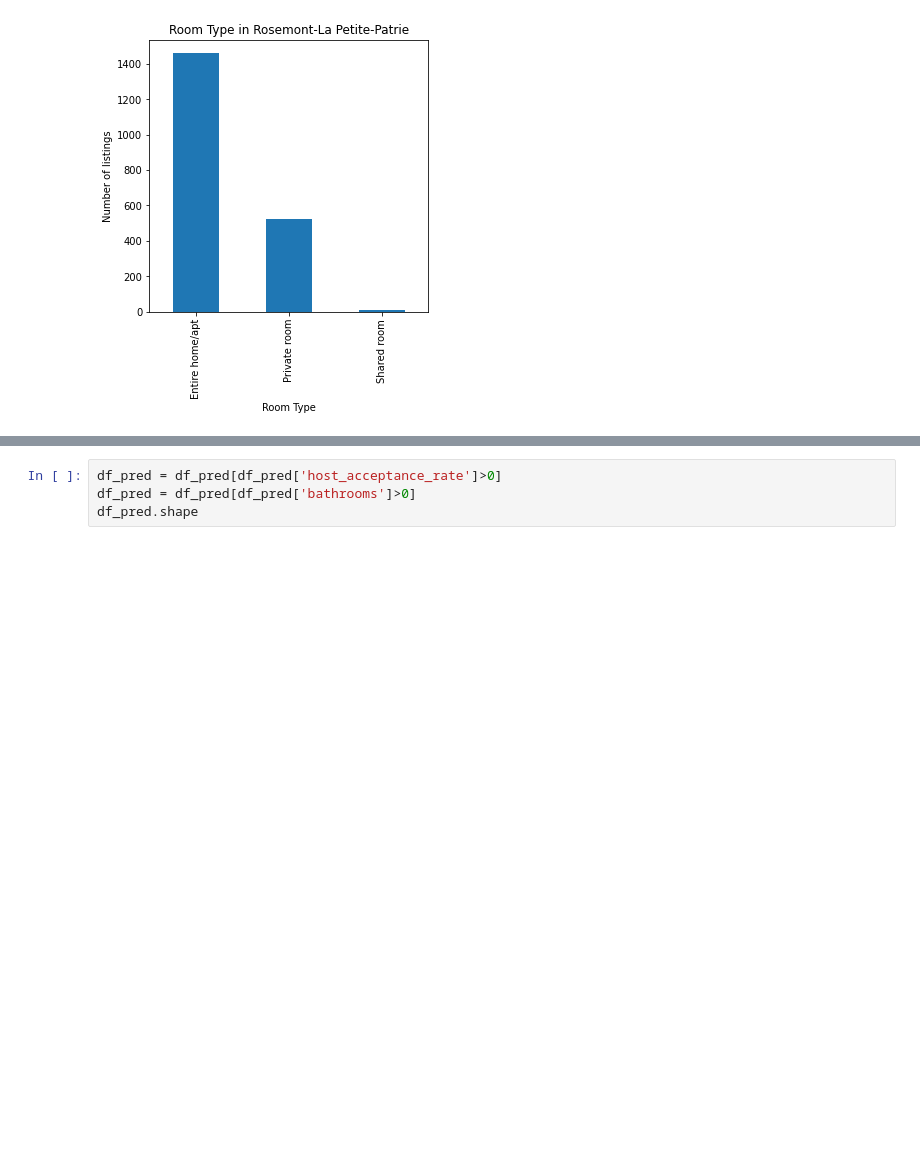
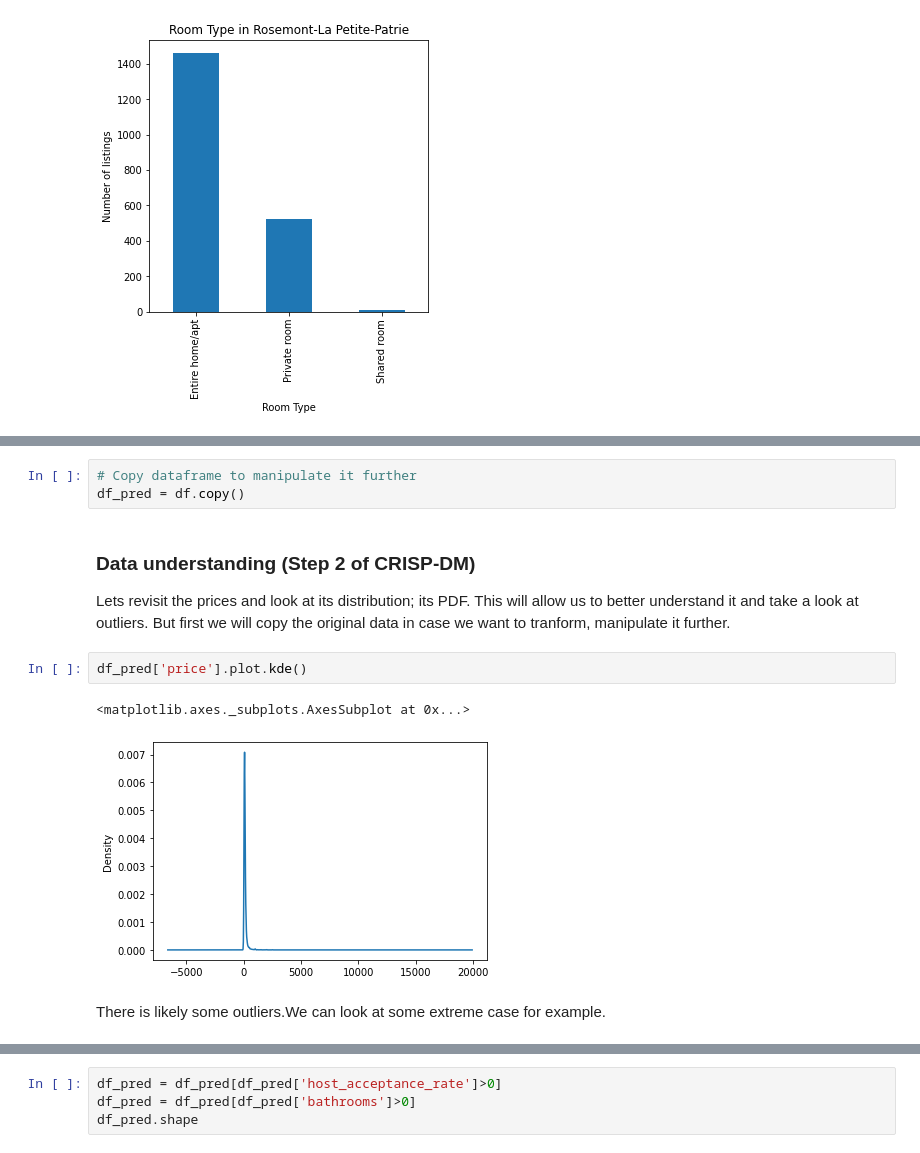
Before and after one commit to FaiBarazi/airbnb_mtl_prices, a Jupyter notebook: airbnb_mtl_prices.ipynb, the cells around one changed output, grey strips where cells are left out. Cells and saved outputs as stored; diff of their text form; blank space fills up the shorter version.

```diff
--- a/airbnb_mtl_prices.ipynb
+++ b/airbnb_mtl_prices.ipynb
@@ -307,0 +363,15 @@ plot_room_type_nhood(['Le Plateau-Mont-Royal', 'Ville-Marie', 'Rosemont-La Petit
+# %%
+# Copy dataframe to manipulate it further
+df_pred = df.copy()
+# %% [markdown]
+### Data understanding (Step 2 of CRISP-DM)
+
+Lets revisit  the prices and look at its distribution; its PDF. This will allow us to better understand it and take a look at outliers.
+But first we will copy the original data in case we want to tranform, manipulate it further.
+# %%
+df_pred['price'].plot.kde()
+# %% [output]
+<matplotlib.axes._subplots.AxesSubplot at 0x...>
+[figure, added]
+# %% [markdown]
+There is likely some outliers.We can look at some extreme case for example.
```
Also changed, not shown: parts of 64 cells of this notebook.
